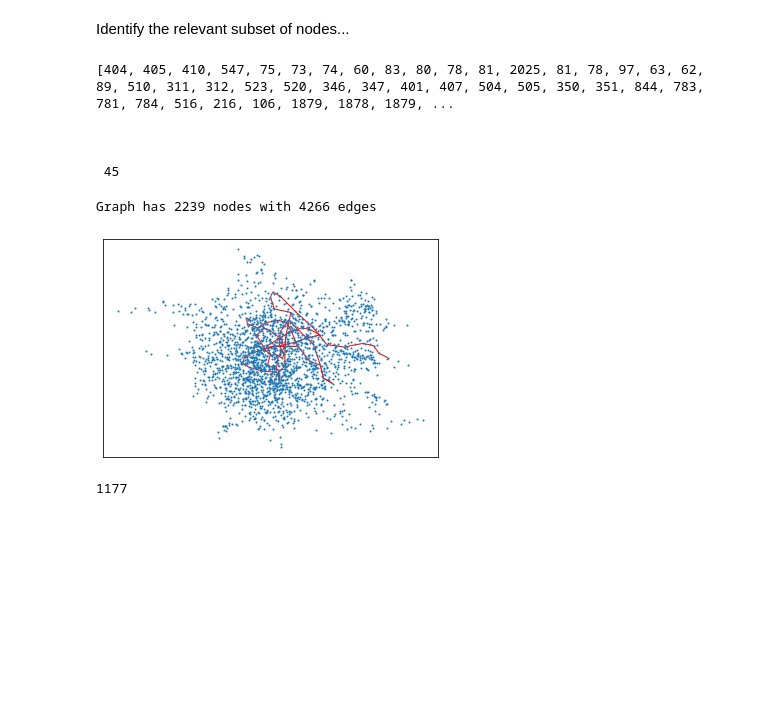
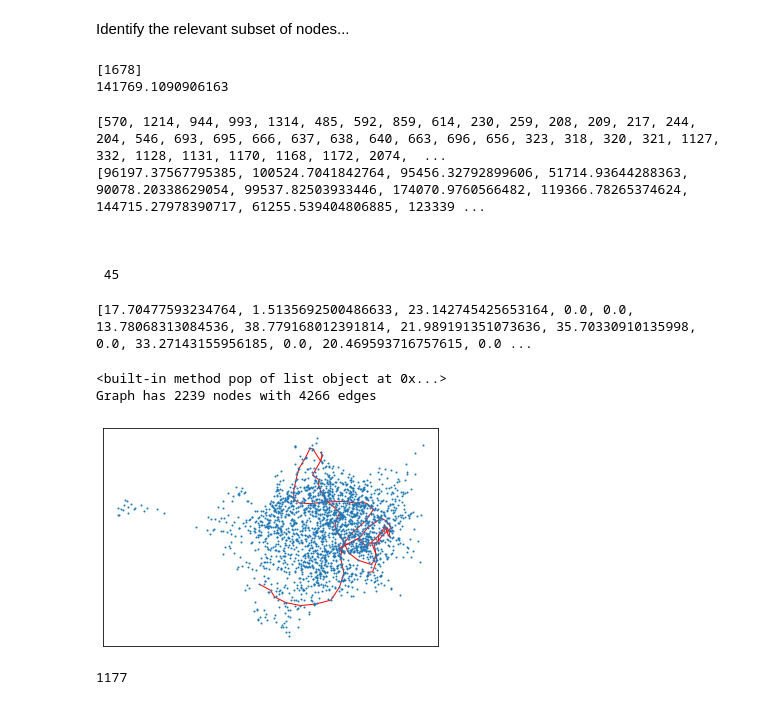
Before and after one commit to KrukDallan/AI-Project, a Jupyter notebook: code/python notebooks/AlgoCarSharing.ipynb, the cells around one changed output. Saved outputs shown, nothing was run; the diff lists cells and outputs as text; code cells hidden in the pictures; blank space fills up the shorter version.

```diff
--- a/code/python notebooks/AlgoCarSharing.ipynb
+++ b/code/python notebooks/AlgoCarSharing.ipynb
@@ -607,10 +592,27 @@ def calc_path(G,point1,point2,path_list):
     tmp=node
   path_list.remove(point1)
   return cost_path
+# %%
+test=[]
+tot_cost=[]
+for driv_id in dict(matching):
+    type(driv_id.name)
+    tmp = [] #id of start node for driver driv_id
+    finish=drivers[driv_id.name].end_point['id']
+    cost=nx.dijkstra_path_length(G, drivers[driv_id.name].start_point['id'], finish)
+    for node in dict(matching)[driv_id]:
+        if riders[node.name].start_point['id']!=0:
+          cost+=nx.dijkstra_path_length(G, riders[node.name].start_point['id'], finish)
+          tmp.append(riders[node.name].start_point['id'])
+    tot_cost.append(cost)
+    test.append(tmp)
+# %% [output]
+[1678]
+141769.1090906163
 # %%
 from networkx.linalg.graphmatrix import incidence_matrix
 driver_opt_list = [] #this will be a list of lists of node IDs e.g. [[1,4,254,45], [2,13]]
-
+best_cost=[]
 for driv_id in dict(matching):
     type(driv_id.name)
     tmp = []
@@ -660,44 +662,60 @@ for driv_id in dict(matching):
     for node in best:
       tmp2.append(node)
     driver_opt_list.append(tmp2)
+    best_cost.append(cost_path)
     #print(driver_opt_list)
     #print(cost_path)
 
-print(driver_opt_list[2])
+print(driver_opt_list[0])
+print(best_cost)
 print("\n\n\n", len(driver_opt_list))
 # %% [output]
-[404, 405, 410, 547, 75, 73, 74, 60, 83, 80, 78, 81, 2025, 81, 78, 97, 63, 62, 89, 510, 311, 312, 523, 520, 346, 347, 401, 407, 504, 505, 350, 351, 844, 783, 781, 784, 516, 216, 106, 1879, 1878, 1879, ...
+[570, 1214, 944, 993, 1314, 485, 592, 859, 614, 230, 259, 208, 209, 217, 244, 204, 546, 693, 695, 666, 637, 638, 640, 663, 696, 656, 323, 318, 320, 321, 1127, 332, 1128, 1131, 1170, 1168, 1172, 2074,  ...
+[96197.37567795385, 100524.7041842764, 95456.32792899606, 51714.93644288363, 90078.20338629054, 99537.82503933446, 174070.9760566482, 119366.78265374624, 144715.27978390717, 61255.539404806885, 123339 ...
 
 
 
  45
+# %%
+CO2=0.15 #around 150gr of CO2 is emitted by a car in 1km
+saved_CO2=[]
+for i in range(0,len(best_cost)):
+  s_km=0
+  s_km=(tot_cost[i]-best_cost[i])/1000
+  saved_CO2.append(s_km*CO2)
+print(saved_CO2)
+# %% [output]
+[17.70477593234764, 1.5135692500486633, 23.142745425653164, 0.0, 0.0, 13.78068313084536, 38.779168012391814, 21.989191351073636, 35.70330910135998, 0.0, 33.27143155956185, 0.0, 20.469593716757615, 0.0 ...
 # %%
+#da sistemare
+
 import networkx as nx
 import matplotlib.pyplot as plt
-import random
 
 #Gr=nx.Graph(name="buba")
-routes = [driver_opt_list[0]]
+routes = list(driver_opt_list[2])
 edges = []
+print(routes.pop)
 for i in range(0,len(routes)-1):
     route_edges = [(routes[i],routes[i+1])]
     #G.add_nodes_from(routes)
     #G.add_edges_from(route_edges)
-edges.append(route_edges)
+    edges.append(route_edges)
 
 
 print("Graph has %d nodes with %d edges" %(G.number_of_nodes(),
 G.number_of_edges()))
 
-pos = nx.spring_layout(G)
+pos = nx.spring_layout(G,)
 nx.draw_networkx_nodes(G,pos=pos, node_size=1)
 #nx.draw_networkx_labels(G,pos=pos, font_size=3)
 for ctr, edgelist in enumerate(edges):
   nx.draw_networkx_edges(G,pos=pos,edgelist=edgelist,edge_color = 'r', width=1, node_size=1)
 plt.savefig('this.png')
 # %% [output]
+<built-in method pop of list object at 0x...>
 Graph has 2239 nodes with 4266 edges
-[figure, old version]
+[figure, new version]
 # %%
 """
 Returns a (potentially very long) list of coordinates that constitute a bounding box for the points in list_of_coords, with a tolerance of delta
```
Also changed, not shown: parts of 4 cells of this notebook.
